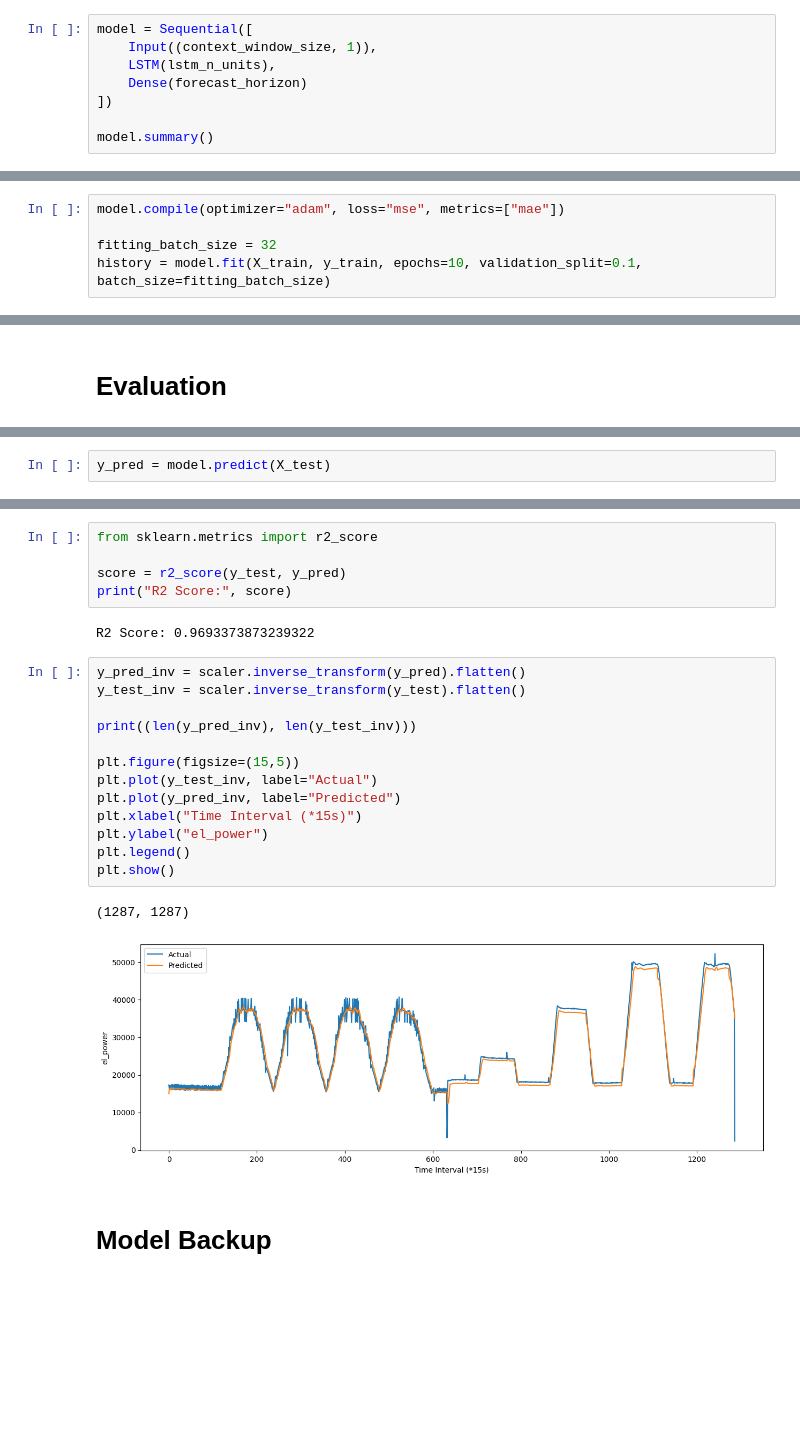
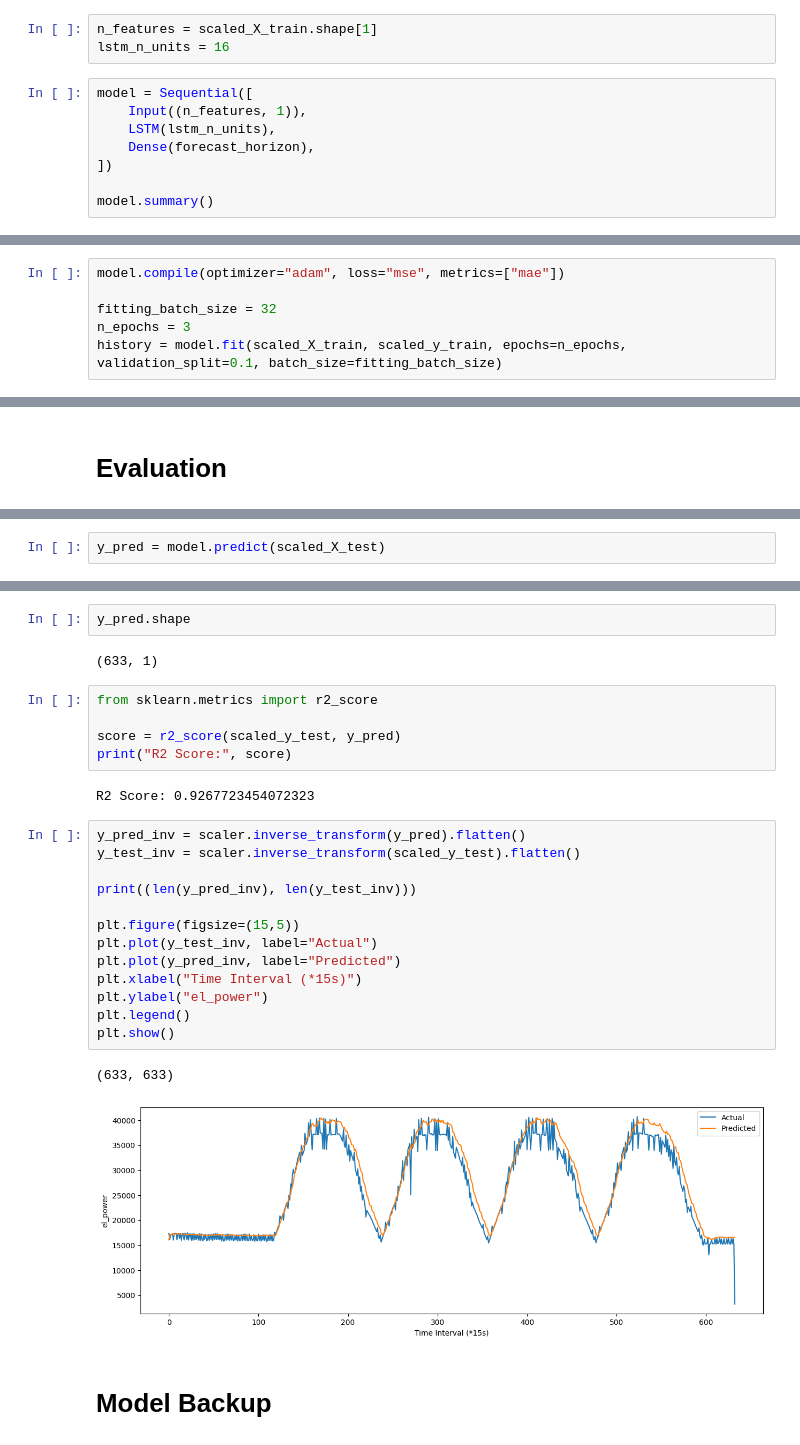
Before and after one commit to Rochdy-max/tensorflow-model-design, a Jupyter notebook: time-series-forecasting/lstm/energy-consumption-prediction.ipynb, the cells around one changed output, grey strips where cells are left out. Saved outputs shown, nothing was run; the diff lists cells and outputs as text; blank space fills up the shorter version.

```diff
--- a/time-series-forecasting/lstm/energy-consumption-prediction.ipynb
+++ b/time-series-forecasting/lstm/energy-consumption-prediction.ipynb
@@ -221,8 +274,11 @@ lstm_n_units = 64
+# %%
+n_features = scaled_X_train.shape[1]
+lstm_n_units = 16
 # %%
 model = Sequential([
-    Input((context_window_size, 1)),
+    Input((n_features, 1)),
     LSTM(lstm_n_units),
-    Dense(forecast_horizon)
+    Dense(forecast_horizon),
 ])
 
 model.summary()
@@ -242,5 +298,6 @@ Model: "sequential"
 model.compile(optimizer="adam", loss="mse", metrics=["mae"])
 
 fitting_batch_size = 32
-history = model.fit(X_train, y_train, epochs=10, validation_split=0.1, batch_size=fitting_batch_size)
+n_epochs = 3
+history = model.fit(scaled_X_train, scaled_y_train, epochs=n_epochs, validation_split=0.1, batch_size=fitting_batch_size)
 # %% [output]
@@ -289,3 +332,3 @@ Evaluation MAE: 0.027522193267941475
 # %%
-y_pred = model.predict(X_test)
+y_pred = model.predict(scaled_X_test)
 # %% [output]
@@ -293,26 +336,30 @@ y_pred = model.predict(X_test)
+# %%
+y_pred.shape
+# %% [output]
+(633, 1)
 # %%
 from sklearn.metrics import r2_score
 
-score = r2_score(y_test, y_pred)
+score = r2_score(scaled_y_test, y_pred)
 print("R2 Score:", score)
 # %% [output]
-R2 Score: 0.9693373873239322
+R2 Score: 0.9267723454072323
 # %%
 y_pred_inv = scaler.inverse_transform(y_pred).flatten()
-y_test_inv = scaler.inverse_transform(y_test).flatten()
+y_test_inv = scaler.inverse_transform(scaled_y_test).flatten()
 
 print((len(y_pred_inv), len(y_test_inv)))
 
 plt.figure(figsize=(15,5))
 plt.plot(y_test_inv, label="Actual")
 plt.plot(y_pred_inv, label="Predicted")
 plt.xlabel("Time Interval (*15s)")
 plt.ylabel("el_power")
 plt.legend()
 plt.show()
 # %% [output]
-(1287, 1287)
+(633, 633)
-[figure, old version]
+[figure, new version]
 # %% [markdown]
 # Model Backup
 # %%
```
Also changed, not shown: parts of 40 cells of this notebook.
